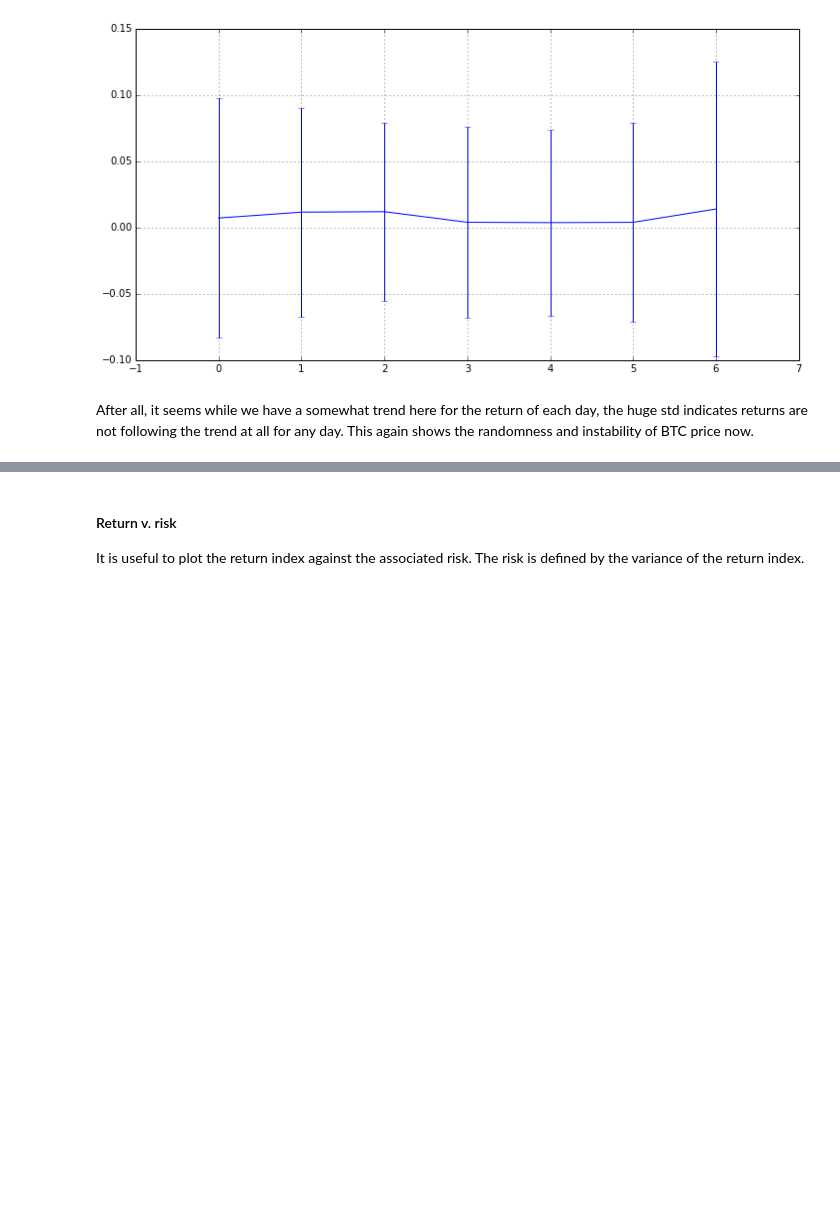
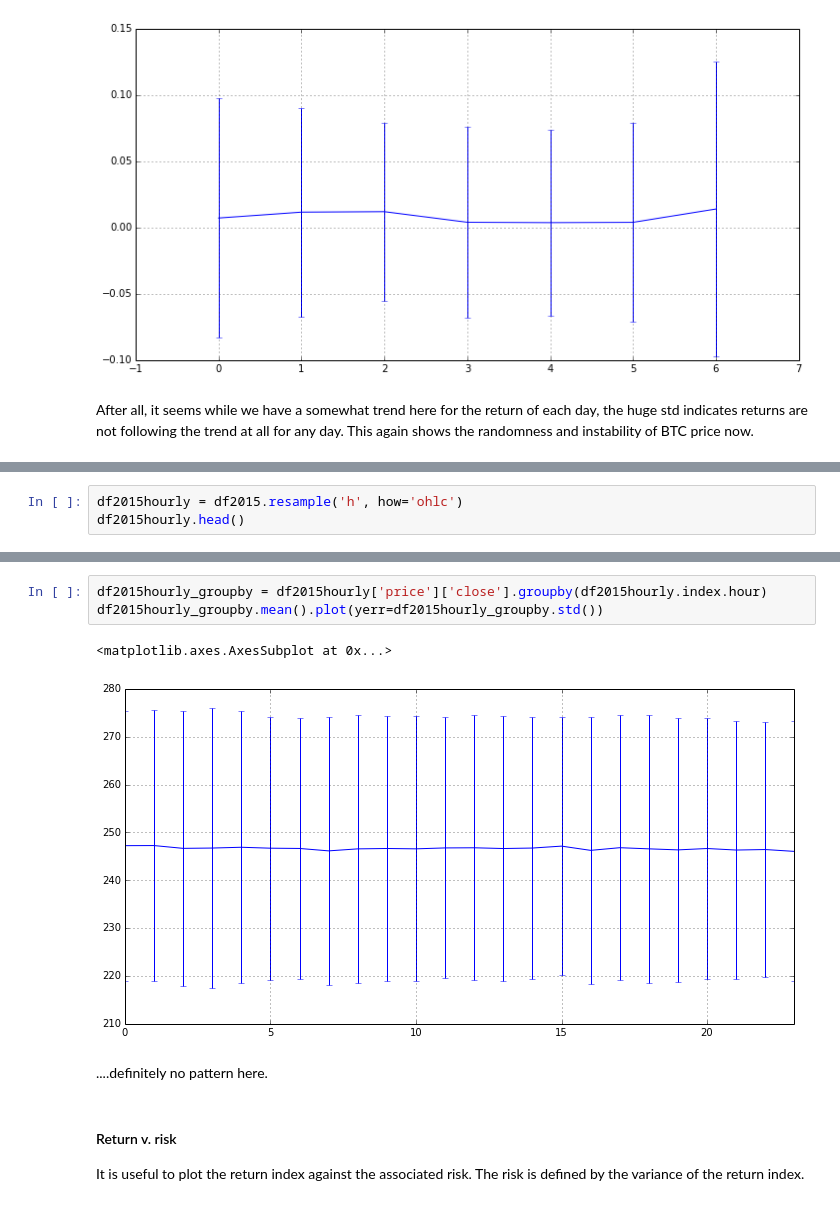
Before and after one commit to yyl/btc-price-analysis, a Jupyter notebook: basics.ipynb, the cells around one changed output, grey strips where cells are left out. Saved outputs shown, nothing was run; the diff lists cells and outputs as text; blank space fills up the shorter version.

```diff
--- a/basics.ipynb
+++ b/basics.ipynb
@@ -188,0 +193,3 @@ After all, it seems while we have a somewhat trend here for the return of each d
+# %%
+df2015hourly = df2015.resample('h', how='ohlc')
+df2015hourly.head()
@@ -189,3 +205,11 @@ After all, it seems while we have a somewhat trend here for the return of each d
+# %%
+df2015hourly_groupby = df2015hourly['price']['close'].groupby(df2015hourly.index.hour)
+df2015hourly_groupby.mean().plot(yerr=df2015hourly_groupby.std())
+# %% [output]
+<matplotlib.axes.AxesSubplot at 0x...>
+[figure, added]
+# %% [markdown]
+....definitely no pattern here.
 # %% [markdown]
 #### Return v. risk
 
```
Also changed, not shown: parts of 2 cells of this notebook.
